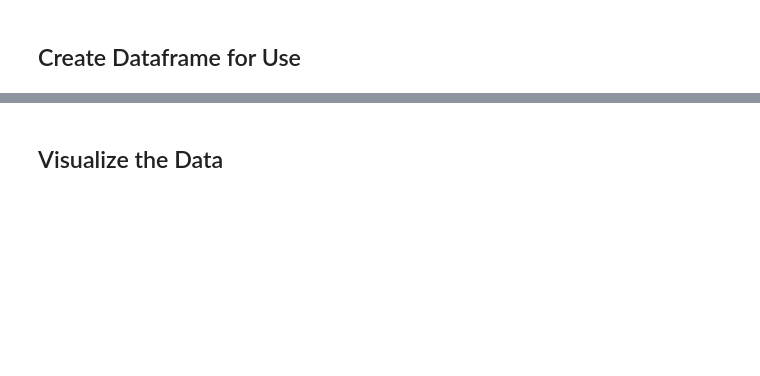
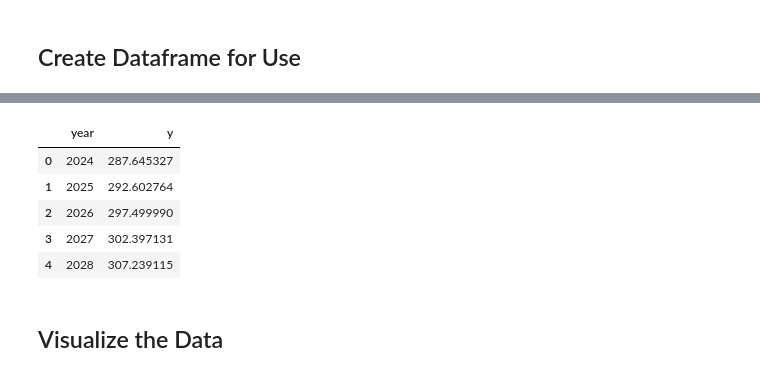
Before and after one commit to Lilnessa/Project_4, a Jupyter notebook: Prophet.ipynb, the cells around one changed output, grey strips where cells are left out. Drawn from its saved outputs; the diff is of its cells as text; code cells hidden in the pictures; blank space fills up the shorter version.

```diff
--- a/Prophet.ipynb
+++ b/Prophet.ipynb
@@ -217,0 +233,10 @@ df_to_2103["y"] = predicted_y
+# %%
+df_to_2103_annual = df_to_2103_copy.groupby('year')['y'].mean().reset_index()
+df_to_2103_annual.head()
+# %% [output]
+|  | year | y |
+| 0 | 2024 | 287.645327 |
+| 1 | 2025 | 292.602764 |
+| 2 | 2026 | 297.499990 |
+| 3 | 2027 | 302.397131 |
+| 4 | 2028 | 307.239115 |
```
Also changed, not shown: parts of 9 cells of this notebook, 1 other file.
